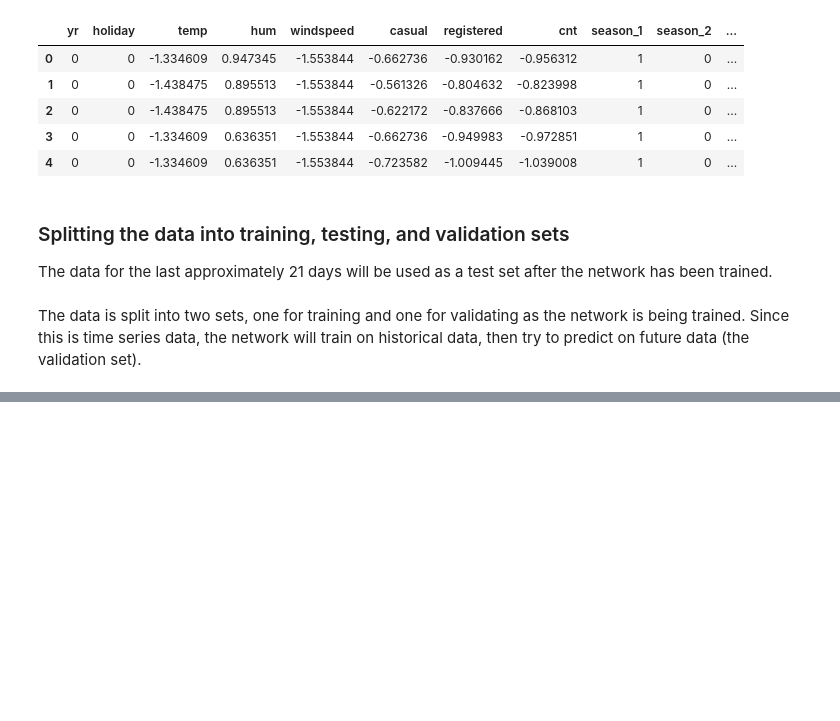
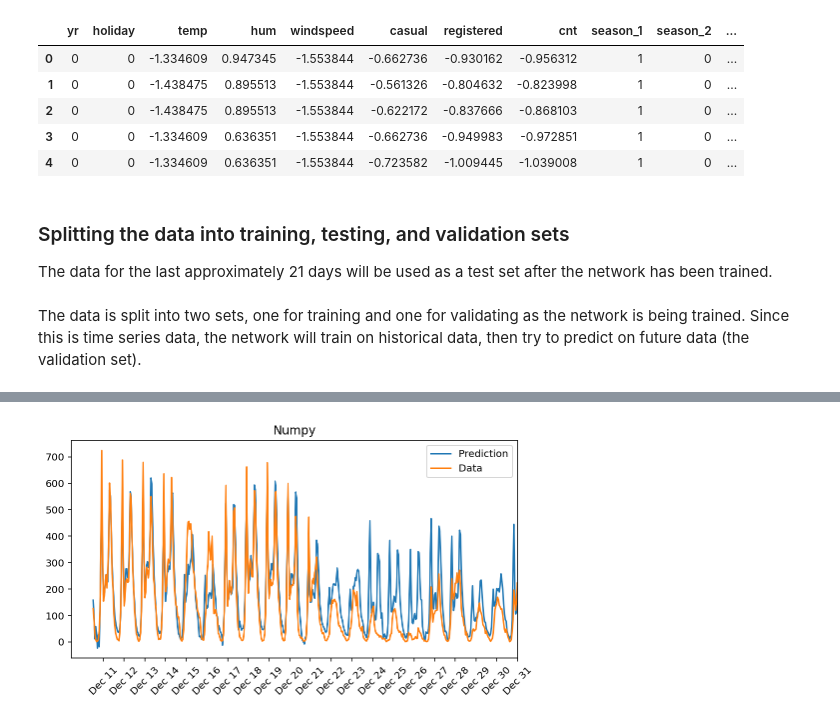
Before and after one commit to stef1927/dl-samples, a Jupyter notebook: numpy-nn/numpy_nn.ipynb, the cells around one changed output, grey strips where cells are left out. Drawn from its saved outputs; the diff is of its cells as text; code cells hidden in the pictures; blank space fills up the shorter version.

```diff
--- a/numpy-nn/numpy_nn.ipynb
+++ b/numpy-nn/numpy_nn.ipynb
@@ -292,0 +396,5 @@ _ = ax.set_xticklabels(dates[12::24], rotation=45)
+# %%
+predictions = network_numpy.run(test_features).T
+check_predictions(predictions, 'Numpy')
+# %% [output]
+[figure, added]
```
Also changed, not shown: parts of 19 cells of this notebook.
